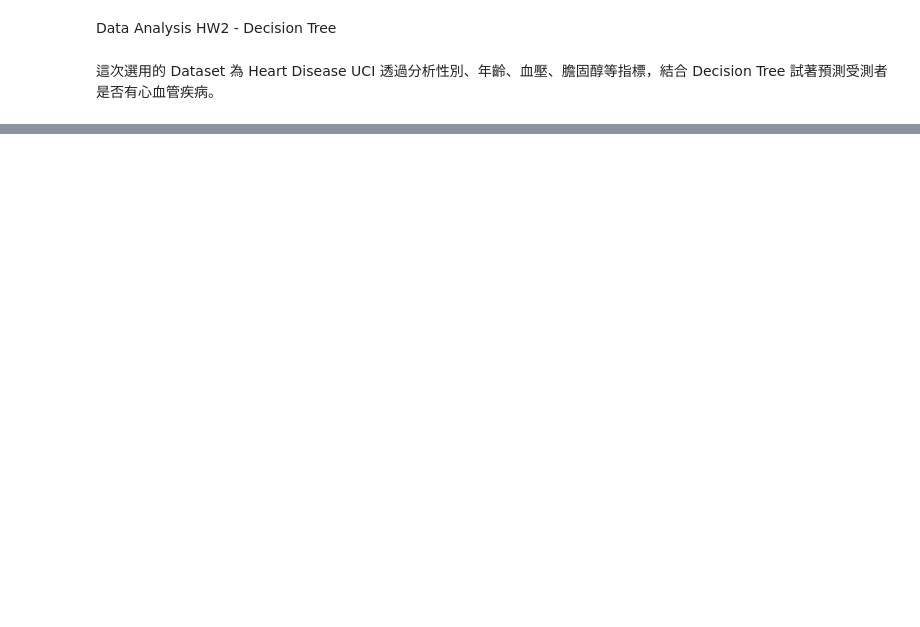
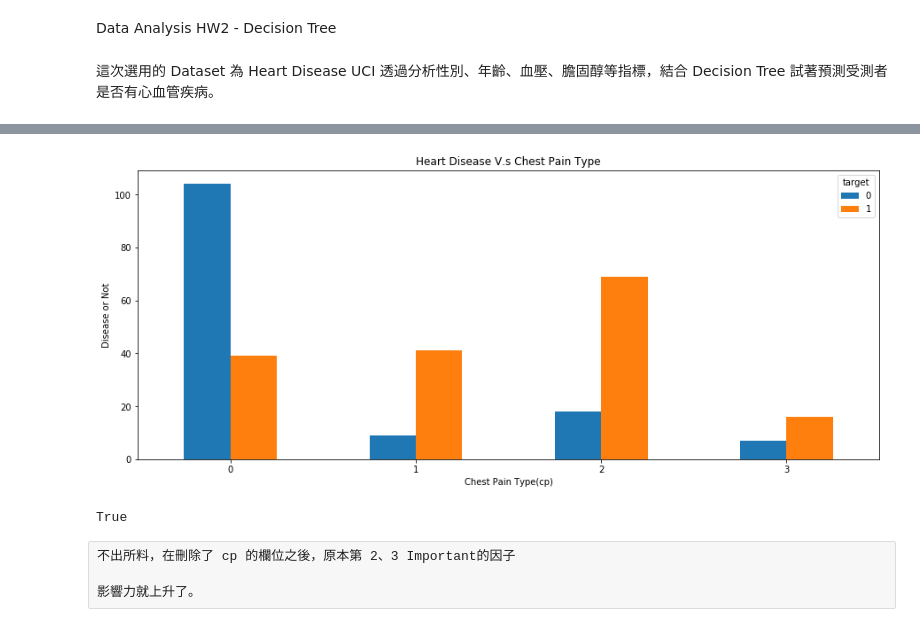
Before and after one commit to e94046165/DataAnalysis-Hw2, a Jupyter notebook: Hw2/Hw2.ipynb, the cells around one changed output, grey strips where cells are left out. Cells and saved outputs as stored; diff of their text form; code cells hidden in the pictures; blank space fills up the shorter version.

```diff
--- a/Hw2/Hw2.ipynb
+++ b/Hw2/Hw2.ipynb
@@ -81,0 +218,23 @@ Name: target, dtype: int64
+# %%
+pd.crosstab(pd_data.cp,pd_data.target).plot(kind="bar",figsize=(15,6))
+plt.title('Heart Disease V.s Chest Pain Type')
+plt.xlabel('Chest Pain Type(cp)')
+plt.xticks(rotation = 0)
+plt.ylabel('Disease or Not')
+plt.show()
+# %% [output]
+[figure, added]
+# %%
+ddtree = DecisionTreeClassifier(max_depth=4)
+ddtree.fit(pddd_train,y)
+dot_data = StringIO()
+export_graphviz(dtree, out_file = dot_data, filled = True,
+                class_names = ['illness','healthy'],special_characters = True)
+graph = pydotplus.graph_from_dot_data(dot_data.getvalue())
+graph.write_pdf("tree2.pdf")
+# %% [output]
+True
+# %% [raw]
+不出所料，在刪除了 cp 的欄位之後，原本第 2、3 Important的因子
+
+影響力就上升了。
```
Also changed, not shown: parts of 24 cells of this notebook, 4 other files.
